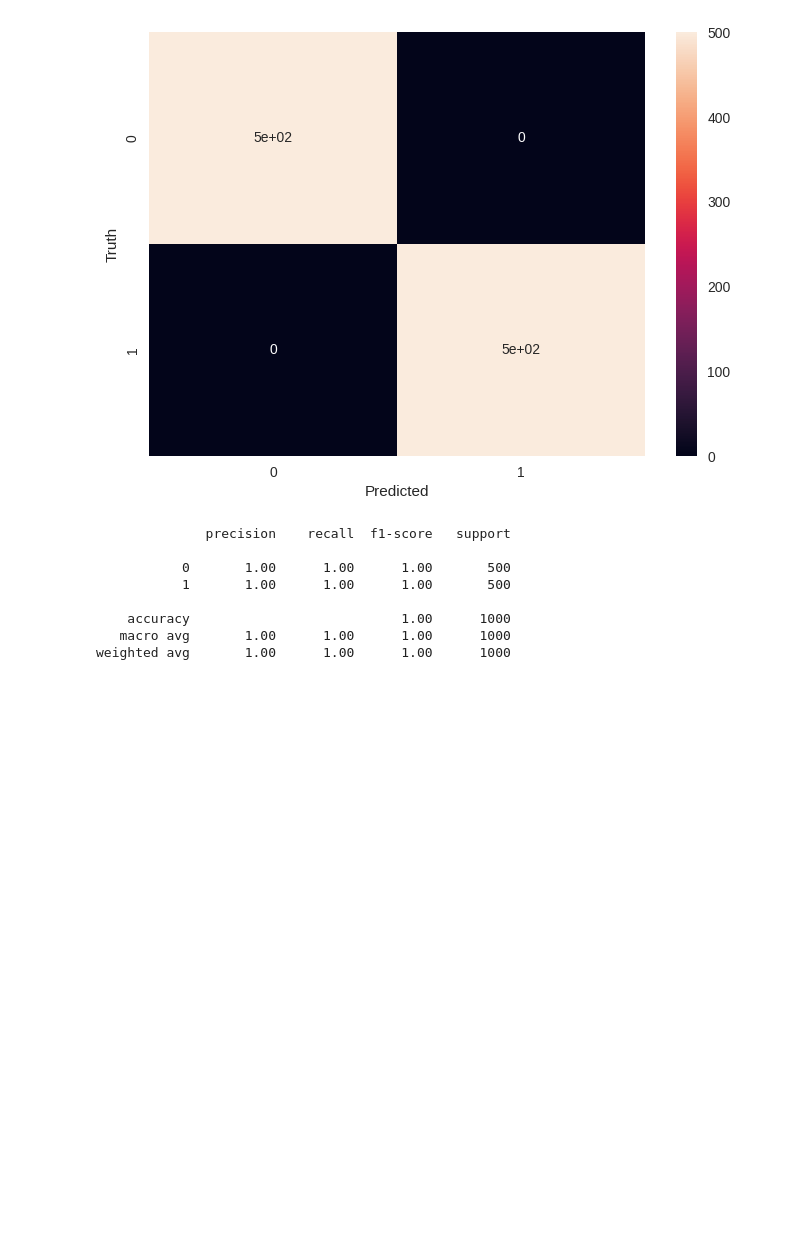
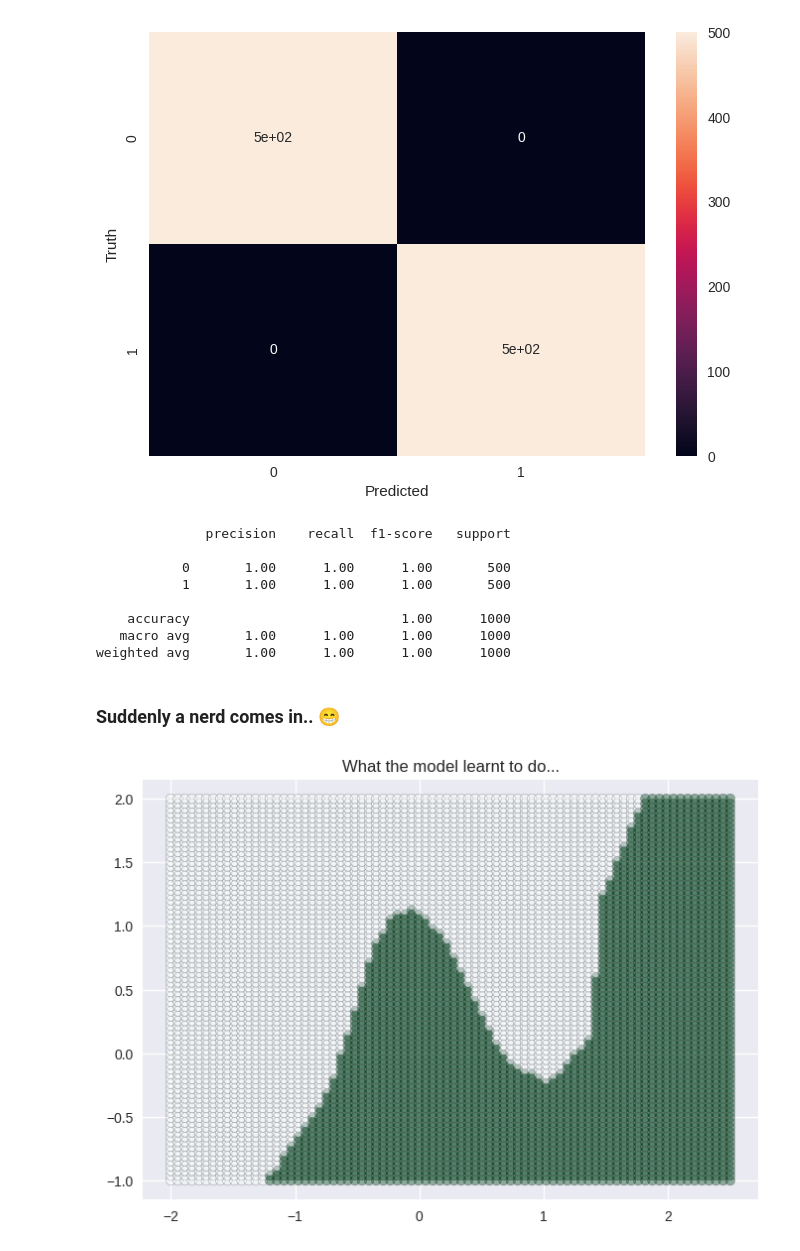
Before and after one commit to rohit-krish/Deeplex, a Jupyter notebook: examples/eg1_linear.ipynb, the cells around one changed output. Drawn from its saved outputs; the diff is of its cells as text; code cells hidden in the pictures; blank space fills up the shorter version.

```diff
--- a/examples/eg1_linear.ipynb
+++ b/examples/eg1_linear.ipynb
@@ -152,3 +152,22 @@ print(classification_report(y_, preds_))
     accuracy                           1.00      1000
    macro avg       1.00      1.00      1.00      1000
 weighted avg       1.00      1.00      1.00      1000
+# %% [markdown]
+### Suddenly a nerd comes in.. 😁
+# %%
+xx, yy = np.meshgrid(np.linspace(-2, 2.5, 80), np.linspace(-1, 2, 80))
+xx, yy = xx.reshape(-1), yy.reshape(-1)
+XX = np.vstack([xx, yy]).T
+
+XX = Tensor(XX, device=device)
+
+with no_grad():
+    preds = model(XX).data.get().reshape(-1).round()
+
+XX = XX.data.get()
+
+plt.title('What the model learnt to do...')
+plt.scatter(XX[:, 0], XX[:, 1], alpha=.4, edgecolors='k', c=preds, cmap='BuGn')
+plt.show()
+# %% [output]
+[figure, added]
```
Also changed, not shown: parts of 5 cells of this notebook.
